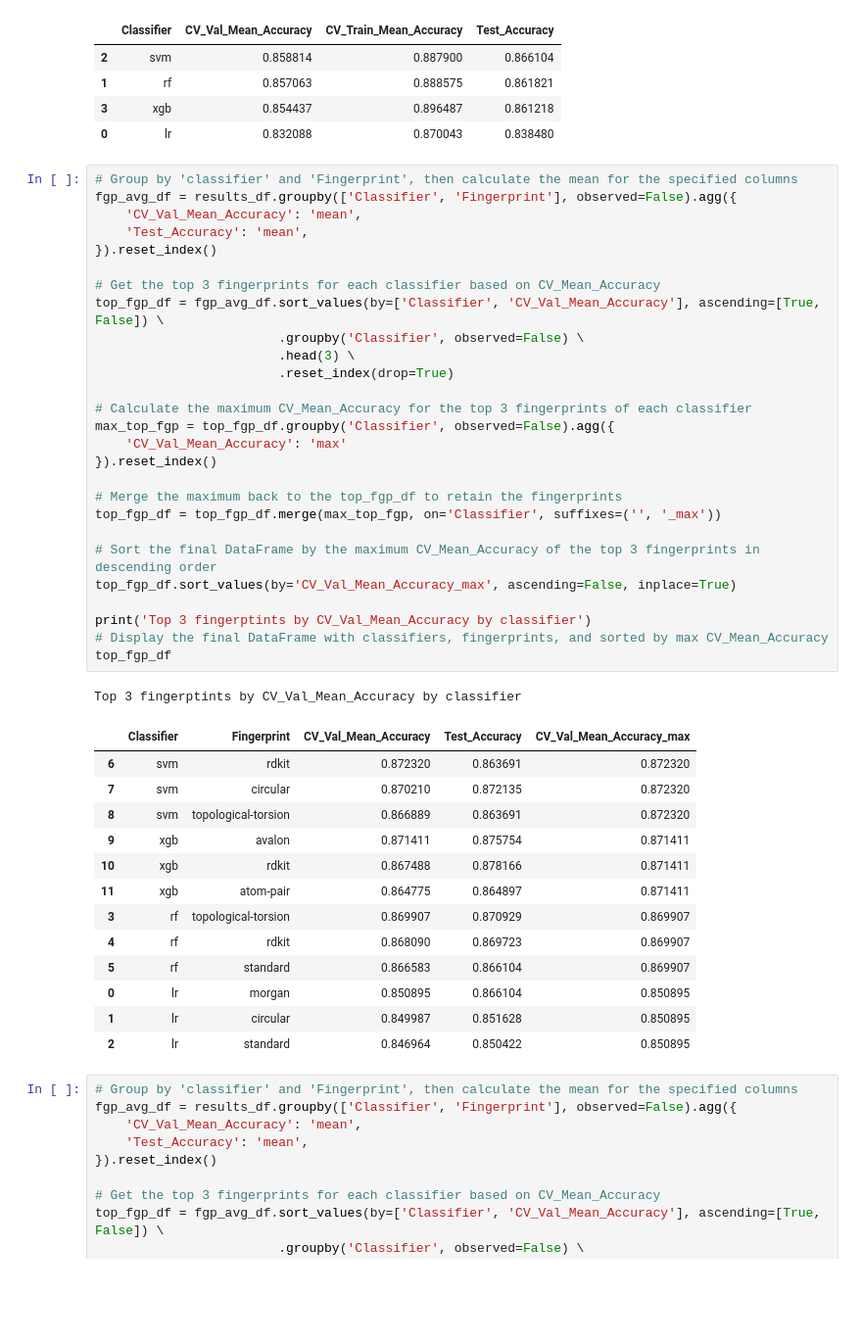
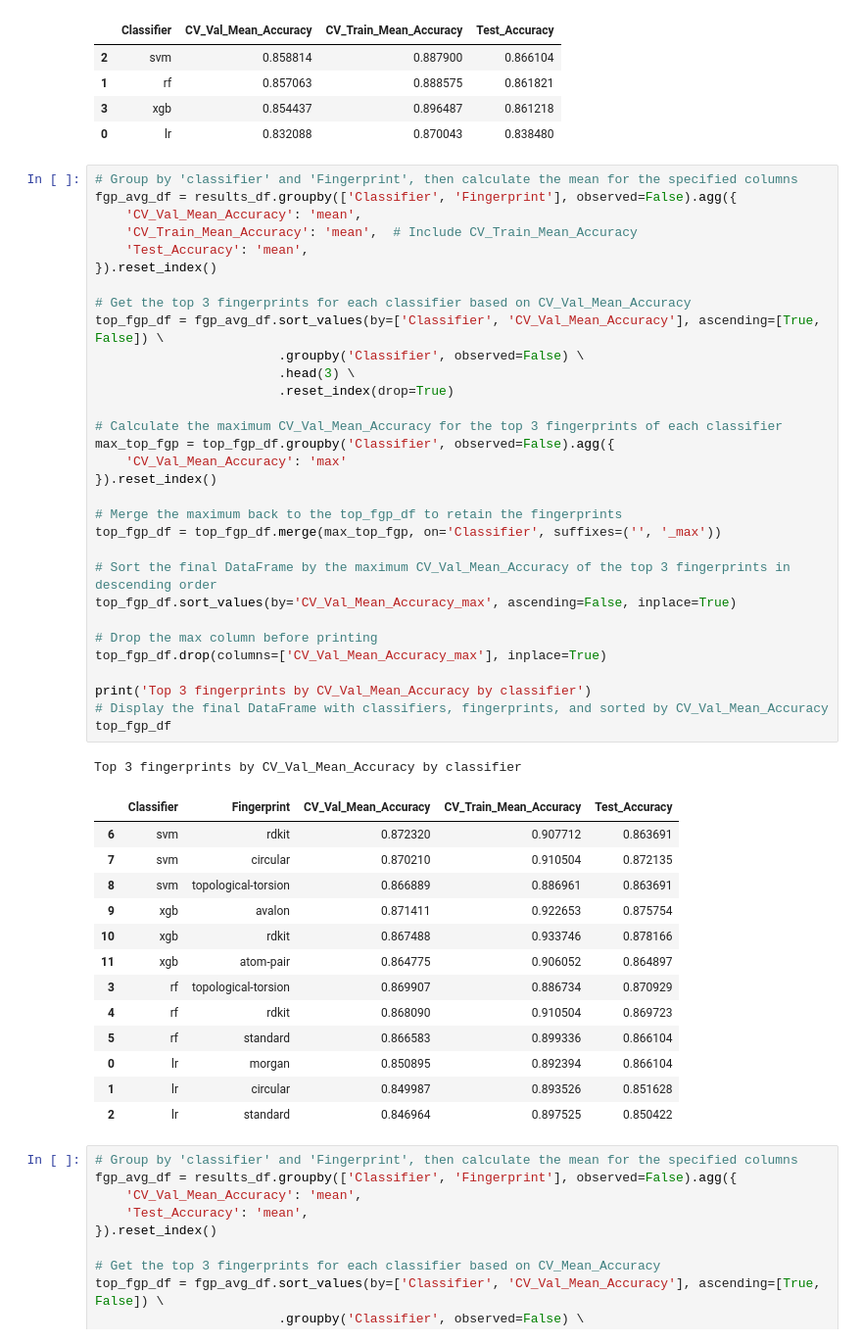
Before and after one commit to samo-n/ML-in-IDO1-drug-discovery, a Jupyter notebook: dir2/__2_3_AB_model_SU_izbira_klasifikatorja_analiza.ipynb, the cells around one changed output. Shown at 98% size. Drawn from its saved outputs; the diff is of its cells as text; blank space fills up the shorter version.

```diff
--- a/dir2/__2_3_AB_model_SU_izbira_klasifikatorja_analiza.ipynb
+++ b/dir2/__2_3_AB_model_SU_izbira_klasifikatorja_analiza.ipynb
@@ -318,45 +318,49 @@ clf_avg_df
 # %%
 # Group by 'classifier' and 'Fingerprint', then calculate the mean for the specified columns
 fgp_avg_df = results_df.groupby(['Classifier', 'Fingerprint'], observed=False).agg({
     'CV_Val_Mean_Accuracy': 'mean',
+    'CV_Train_Mean_Accuracy': 'mean',  # Include CV_Train_Mean_Accuracy
     'Test_Accuracy': 'mean',
 }).reset_index()
 
-# Get the top 3 fingerprints for each classifier based on CV_Mean_Accuracy
+# Get the top 3 fingerprints for each classifier based on CV_Val_Mean_Accuracy
 top_fgp_df = fgp_avg_df.sort_values(by=['Classifier', 'CV_Val_Mean_Accuracy'], ascending=[True, False]) \
                         .groupby('Classifier', observed=False) \
                         .head(3) \
                         .reset_index(drop=True)
 
-# Calculate the maximum CV_Mean_Accuracy for the top 3 fingerprints of each classifier
+# Calculate the maximum CV_Val_Mean_Accuracy for the top 3 fingerprints of each classifier
 max_top_fgp = top_fgp_df.groupby('Classifier', observed=False).agg({
     'CV_Val_Mean_Accuracy': 'max'
 }).reset_index()
 
 # Merge the maximum back to the top_fgp_df to retain the fingerprints
 top_fgp_df = top_fgp_df.merge(max_top_fgp, on='Classifier', suffixes=('', '_max'))
 
-# Sort the final DataFrame by the maximum CV_Mean_Accuracy of the top 3 fingerprints in descending order
+# Sort the final DataFrame by the maximum CV_Val_Mean_Accuracy of the top 3 fingerprints in descending order
 top_fgp_df.sort_values(by='CV_Val_Mean_Accuracy_max', ascending=False, inplace=True)
 
-print('Top 3 fingerptints by CV_Val_Mean_Accuracy by classifier')
-# Display the final DataFrame with classifiers, fingerprints, and sorted by max CV_Mean_Accuracy
+# Drop the max column before printing
+top_fgp_df.drop(columns=['CV_Val_Mean_Accuracy_max'], inplace=True)
+
+print('Top 3 fingerprints by CV_Val_Mean_Accuracy by classifier')
+# Display the final DataFrame with classifiers, fingerprints, and sorted by CV_Val_Mean_Accuracy
 top_fgp_df
 # %% [output]
-Top 3 fingerptints by CV_Val_Mean_Accuracy by classifier
+Top 3 fingerprints by CV_Val_Mean_Accuracy by classifier
-|  | Classifier | Fingerprint | CV_Val_Mean_Accuracy | Test_Accuracy | CV_Val_Mean_Accuracy_max |
-| 6 | svm | rdkit | 0.872320 | 0.863691 | 0.872320 |
-| 7 | svm | circular | 0.870210 | 0.872135 | 0.872320 |
-| 8 | svm | topological-torsion | 0.866889 | 0.863691 | 0.872320 |
-| 9 | xgb | avalon | 0.871411 | 0.875754 | 0.871411 |
-| 10 | xgb | rdkit | 0.867488 | 0.878166 | 0.871411 |
-| 11 | xgb | atom-pair | 0.864775 | 0.864897 | 0.871411 |
-| 3 | rf | topological-torsion | 0.869907 | 0.870929 | 0.869907 |
-| 4 | rf | rdkit | 0.868090 | 0.869723 | 0.869907 |
-| 5 | rf | standard | 0.866583 | 0.866104 | 0.869907 |
-| 0 | lr | morgan | 0.850895 | 0.866104 | 0.850895 |
-| 1 | lr | circular | 0.849987 | 0.851628 | 0.850895 |
-| 2 | lr | standard | 0.846964 | 0.850422 | 0.850895 |
+|  | Classifier | Fingerprint | CV_Val_Mean_Accuracy | CV_Train_Mean_Accuracy | Test_Accuracy |
+| 6 | svm | rdkit | 0.872320 | 0.907712 | 0.863691 |
+| 7 | svm | circular | 0.870210 | 0.910504 | 0.872135 |
+| 8 | svm | topological-torsion | 0.866889 | 0.886961 | 0.863691 |
+| 9 | xgb | avalon | 0.871411 | 0.922653 | 0.875754 |
+| 10 | xgb | rdkit | 0.867488 | 0.933746 | 0.878166 |
+| 11 | xgb | atom-pair | 0.864775 | 0.906052 | 0.864897 |
+| 3 | rf | topological-torsion | 0.869907 | 0.886734 | 0.870929 |
+| 4 | rf | rdkit | 0.868090 | 0.910504 | 0.869723 |
+| 5 | rf | standard | 0.866583 | 0.899336 | 0.866104 |
+| 0 | lr | morgan | 0.850895 | 0.892394 | 0.866104 |
+| 1 | lr | circular | 0.849987 | 0.893526 | 0.851628 |
+| 2 | lr | standard | 0.846964 | 0.897525 | 0.850422 |
 # %%
 # Group by 'classifier' and 'Fingerprint', then calculate the mean for the specified columns
 fgp_avg_df = results_df.groupby(['Classifier', 'Fingerprint'], observed=False).agg({
```
Also changed, not shown: parts of 4 cells of this notebook.
